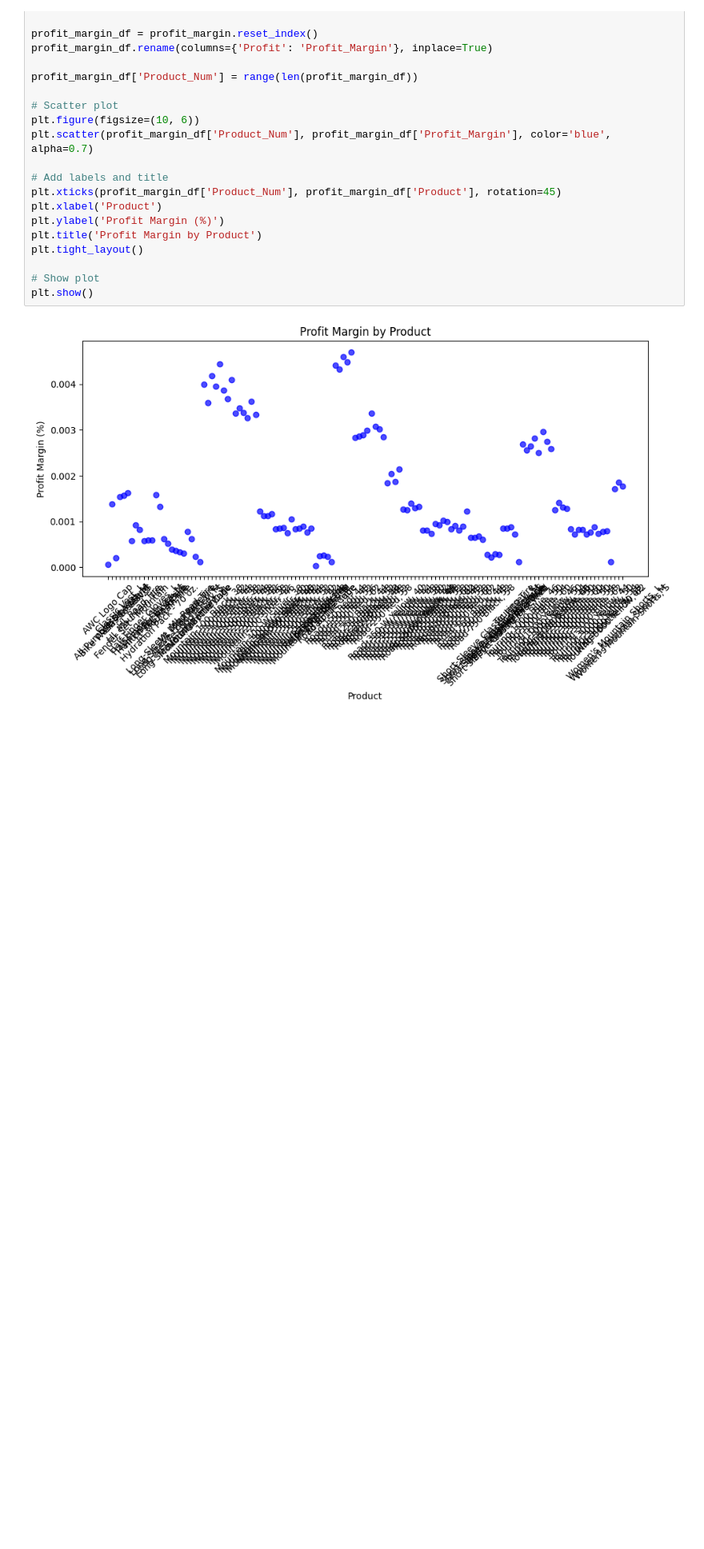
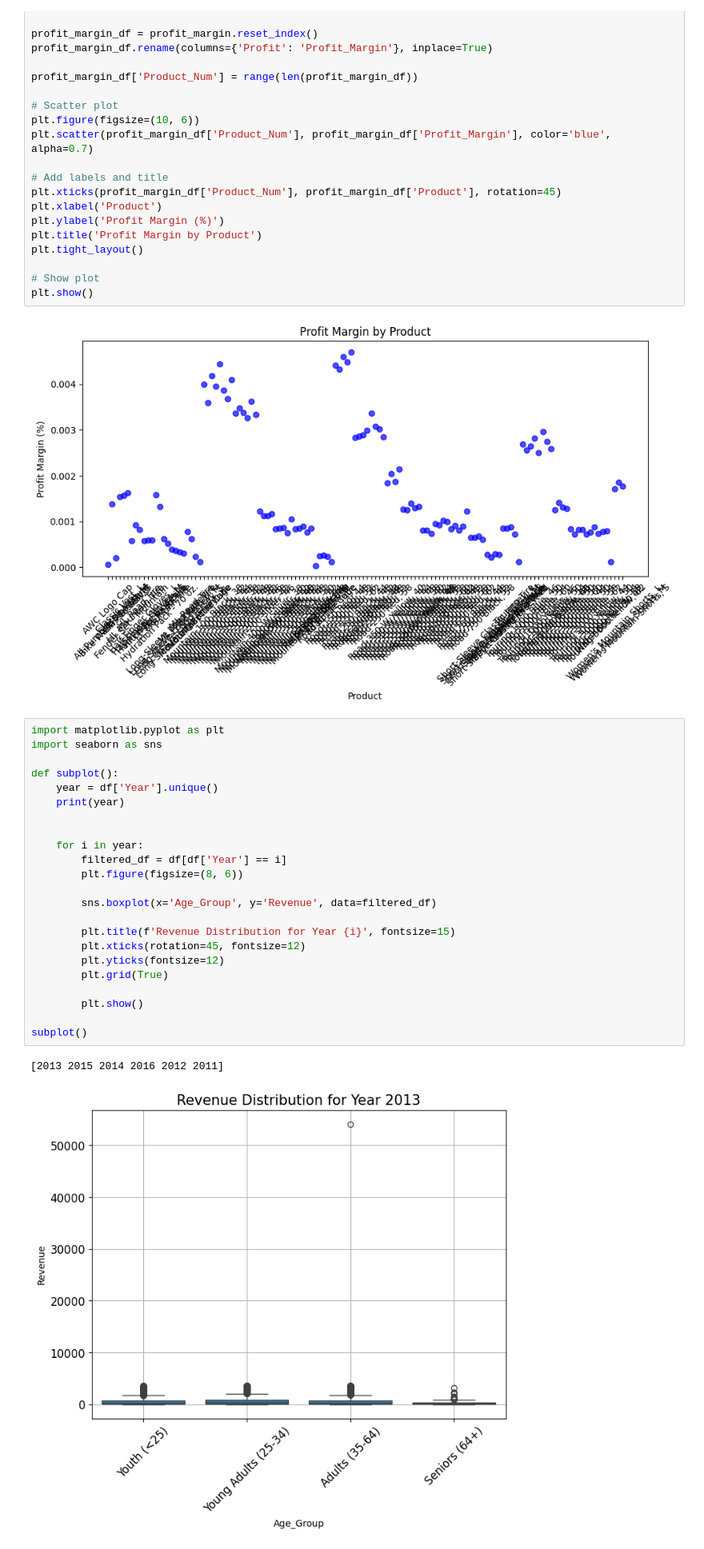
Before and after one commit to Ananthkrishnandayanithi/Entrans_task, a Jupyter notebook: AItask.ipynb, the cells around one changed output. Shown at 80% size. Cells and saved outputs as stored; diff of their text form; blank space fills up the shorter version.

Commit message:
[Advanced] Create 5-subplots in which each subplot is a box plot is a revenue distribution across each age group for a year.

```diff
--- a/AItask.ipynb
+++ b/AItask.ipynb
@@ -374,3 +374,29 @@ plt.tight_layout()
 plt.show()
 # %% [output]
 [figure]
+# %%
+import matplotlib.pyplot as plt
+import seaborn as sns
+
+def subplot():
+    year = df['Year'].unique()
+    print(year)
+
+
+    for i in year:
+        filtered_df = df[df['Year'] == i]
+        plt.figure(figsize=(8, 6))
+
+        sns.boxplot(x='Age_Group', y='Revenue', data=filtered_df)
+
+        plt.title(f'Revenue Distribution for Year {i}', fontsize=15)
+        plt.xticks(rotation=45, fontsize=12)
+        plt.yticks(fontsize=12)
+        plt.grid(True)
+
+        plt.show()
+
+subplot()
+# %% [output]
+[2013 2015 2014 2016 2012 2011]
+[figure, added]
```
Also changed, not shown: parts of 2 cells of this notebook.
